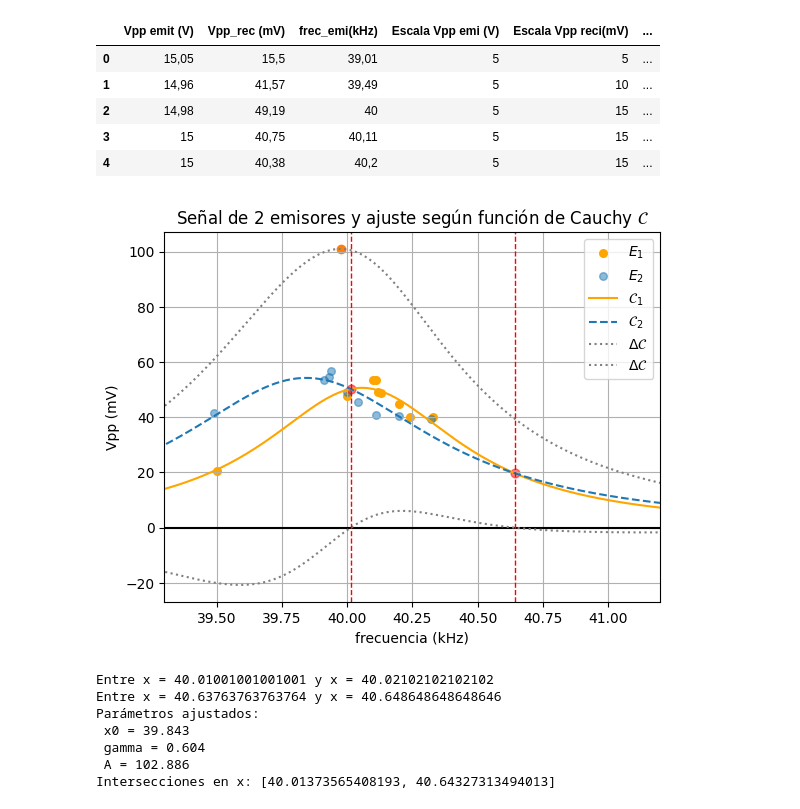
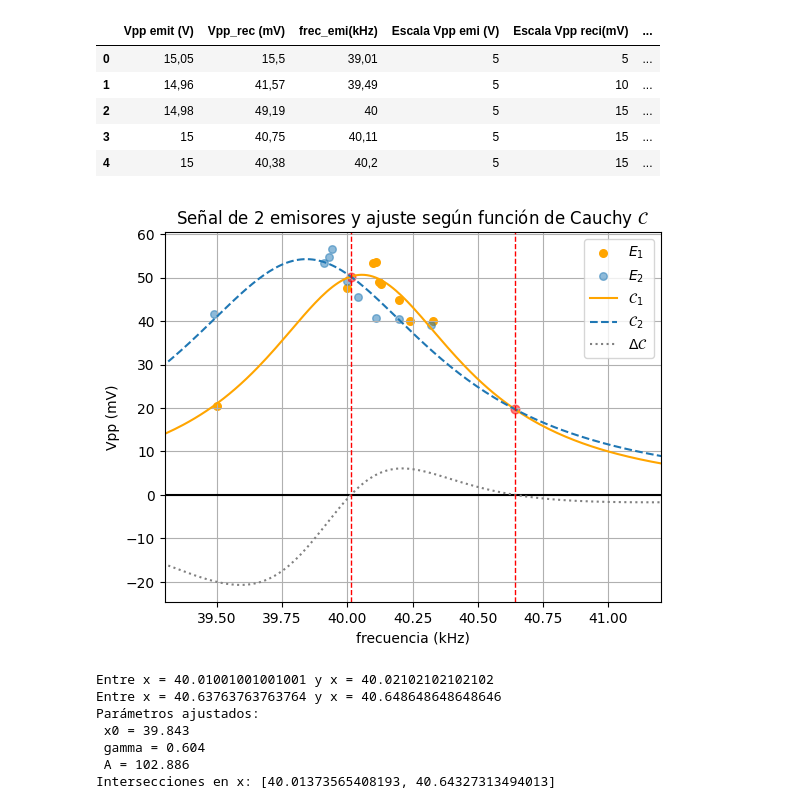
Before and after one commit to juanqwerty773/labo-2, a Jupyter notebook: cuarta clase (19_9)/codigo.ipynb, the cells around one changed output. Cells and saved outputs as stored; diff of their text form; code cells hidden in the pictures.

```diff
--- a/cuarta clase (19_9)/codigo.ipynb
+++ b/cuarta clase (19_9)/codigo.ipynb
@@ -123,40 +122,34 @@ x0_fit_1, gamma_fit_1, A_fit_1 = popt_1
 
 # ------------------------------
 # Graficar resultados
 x_fit_1 = np.linspace(35, 46, 1000)
 y_fit_1 = cauchy(x_fit_1, *popt_1)
 x_fit = np.linspace(35, 46, 1000)
 y_fit = cauchy(x_fit, *popt)
 
 plt.plot(x_fit,0*x_fit,color = 'black')
 plt.scatter(x_data, y_data, label=r'$E_1$',color ='orange',s = 30)
 plt.scatter(x_data_1, y_data_1, label=r'$E_2$',alpha=0.5,s = 30)
 plt.plot(x_fit, y_fit, label=r'$\mathcal{C}_1$', color = 'orange')
 plt.plot(x_fit_1, y_fit_1, label=r'$\mathcal{C}_2$', linestyle='--',color='#1f77b4')
 plt.plot(x_fit, y_fit -y_fit_1, ':', color='gray', label=r'$\Delta \mathcal{C}$')  # diferencia
-
-
-plt.plot(x_fit, y_fit +y_fit_1, ':', color='gray', label=r'$\Delta \mathcal{C}$')  # suma
-plt.scatter(x_maximo, max(l))
-
-
 plt.axvline(40.01373565408193, color='red', linestyle='--', linewidth=1)
 plt.axvline(40.64327313494013, color='red', linestyle='--', linewidth=1)
 plt.scatter(40.01373565408193, cauchy(40.01373565408193, x0_fit_1, gamma_fit_1, A_fit_1),color ='r',s = 40,alpha = 0.5)
 plt.scatter(40.64327313494013, cauchy(40.64327313494013, x0_fit_1, gamma_fit_1, A_fit_1),color ='r',s = 40,alpha = 0.5)
 
 plt.xlim(39.3, 41.2)
 plt.title(r'Señal de 2 emisores y ajuste según función de Cauchy $\mathcal{C}$')
 plt.xlabel('frecuencia (kHz)')
 plt.ylabel('Vpp (mV)')
 plt.legend()
 plt.grid(True)
 plt.savefig('Señal de 2 emisores y ajuste según función de Cauchy.svg', dpi=300)
 
 
 plt.show()
 # %% [output]
-[figure, old version]
+[figure, new version]
 # %%
 # Mostrar parámetros ajustados
 diff = y_fit - y_fit_1
```
Also changed, not shown: parts of 2 cells of this notebook.
